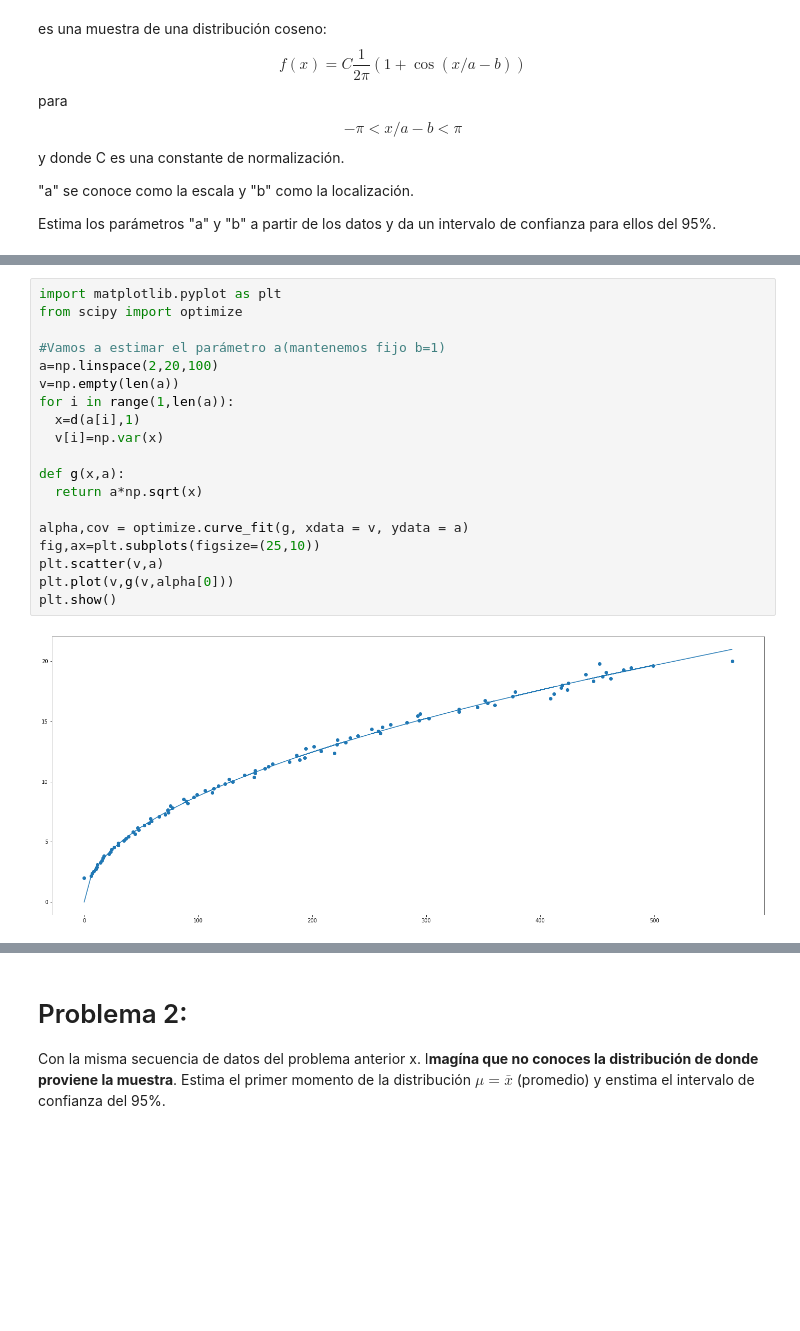
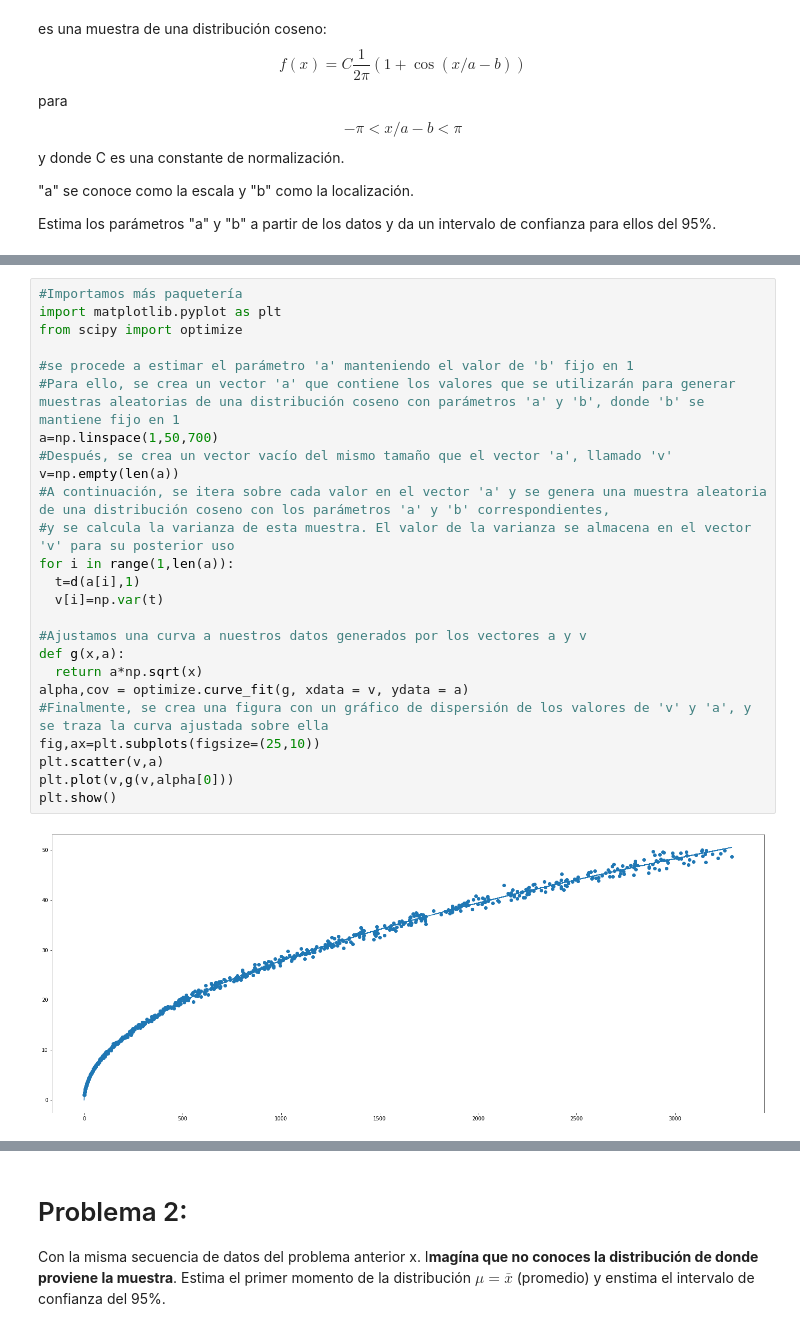
Before and after one commit to HilbertN/Analisis_de_datos_Tareas, a Jupyter notebook: Tarea2_Inferencia_Estadística.ipynb, the cells around one changed output, grey strips where cells are left out. Drawn from its saved outputs; the diff is of its cells as text; blank space fills up the shorter version.

```diff
--- a/Tarea2_Inferencia_Estadística.ipynb
+++ b/Tarea2_Inferencia_Estadística.ipynb
@@ -72,24 +58,30 @@ def d(a,b):
 # %%
+#Importamos más paquetería
 import matplotlib.pyplot as plt
 from scipy import optimize
 
-#Vamos a estimar el parámetro a(mantenemos fijo b=1)
-a=np.linspace(2,20,100)
+#se procede a estimar el parámetro 'a' manteniendo el valor de 'b' fijo en 1
+#Para ello, se crea un vector 'a' que contiene los valores que se utilizarán para generar muestras aleatorias de una distribución coseno con parámetros 'a' y 'b', donde 'b' se mantiene fijo en 1
+a=np.linspace(1,50,700)
+#Después, se crea un vector vacío del mismo tamaño que el vector 'a', llamado 'v'
 v=np.empty(len(a))
+#A continuación, se itera sobre cada valor en el vector 'a' y se genera una muestra aleatoria de una distribución coseno con los parámetros 'a' y 'b' correspondientes,
+#y se calcula la varianza de esta muestra. El valor de la varianza se almacena en el vector 'v' para su posterior uso
 for i in range(1,len(a)):
-  x=d(a[i],1)
-  v[i]=np.var(x)
+  t=d(a[i],1)
+  v[i]=np.var(t)
 
+#Ajustamos una curva a nuestros datos generados por los vectores a y v
 def g(x,a):
   return a*np.sqrt(x)
-
 alpha,cov = optimize.curve_fit(g, xdata = v, ydata = a)
+#Finalmente, se crea una figura con un gráfico de dispersión de los valores de 'v' y 'a', y se traza la curva ajustada sobre ella
 fig,ax=plt.subplots(figsize=(25,10))
 plt.scatter(v,a)
 plt.plot(v,g(v,alpha[0]))
 plt.show()
 # %% [output]
-[figure, old version]
+[figure, new version]
 # %%
 #Calculamos la varianza de la muestra que se nos proporciona al principio del ejercicio
 var=np.var(x)
```
Also changed, not shown: parts of 13 cells of this notebook.
